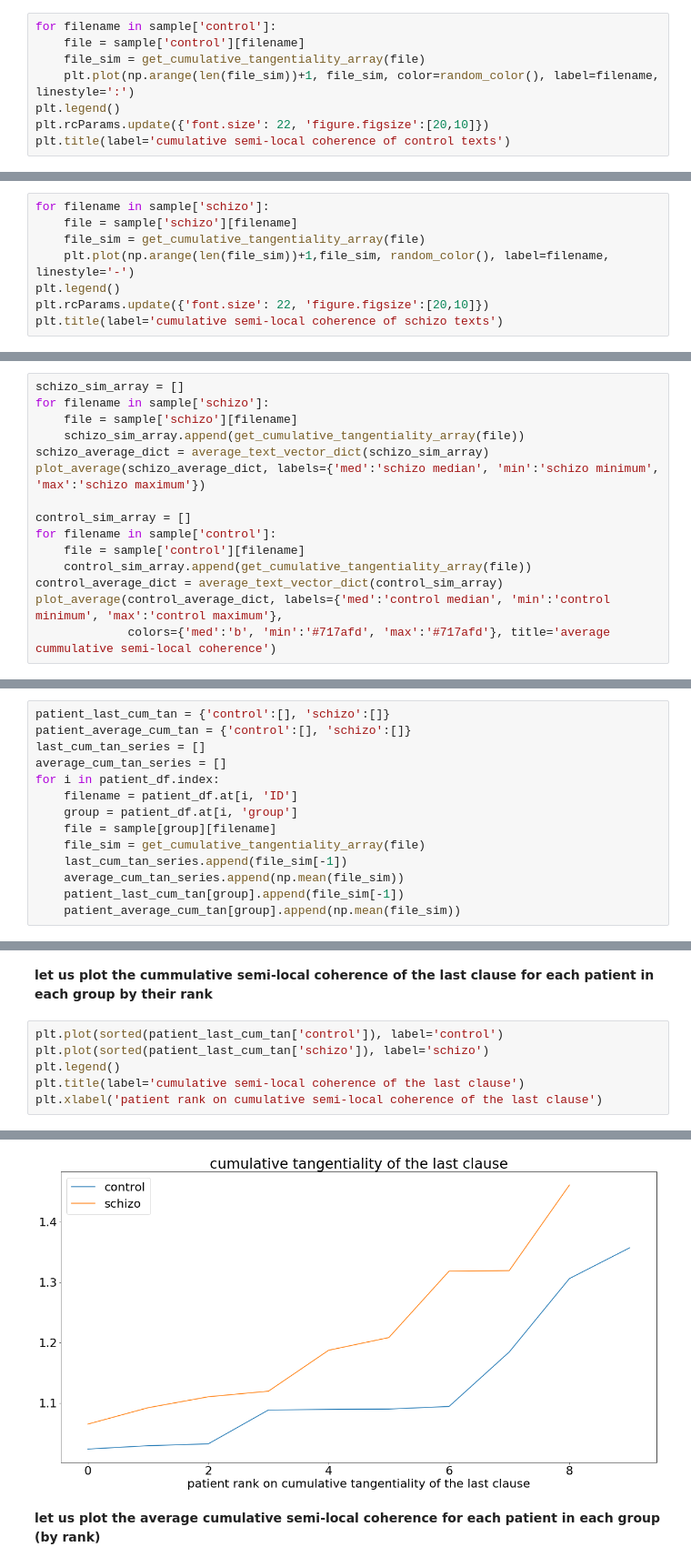
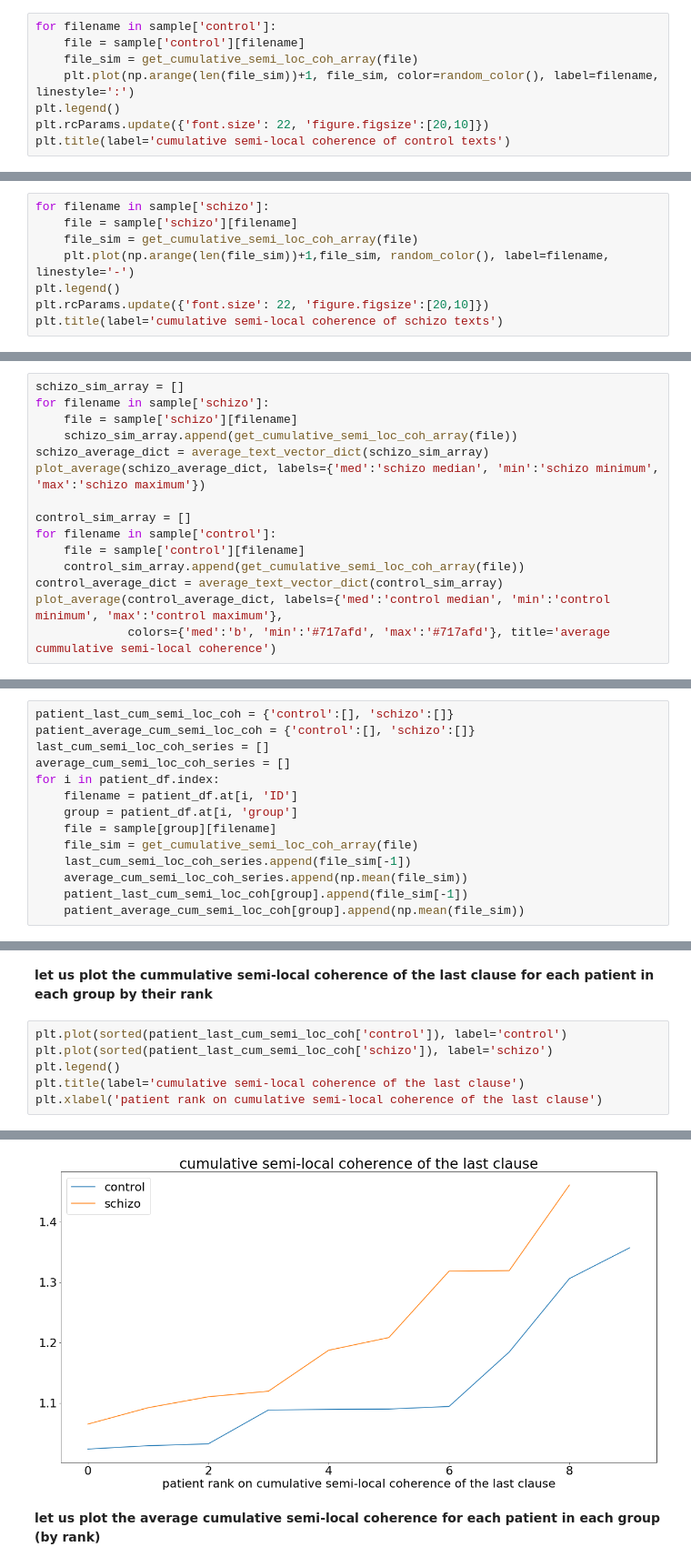
Before and after one commit to flying-bear/modeling_schizo, a Jupyter notebook: modeling_schizo.ipynb, the cells around one changed output, grey strips where cells are left out. Shown at 91% size. Saved outputs shown, nothing was run; the diff lists cells and outputs as text.

```diff
--- a/modeling_schizo.ipynb
+++ b/modeling_schizo.ipynb
@@ -580,7 +578,7 @@ now let us draw the real sample (control and schizo separately)
 # %%
 for filename in sample['control']:
     file = sample['control'][filename]
-    file_sim = get_cumulative_tangentiality_array(file)
+    file_sim = get_cumulative_semi_loc_coh_array(file)
     plt.plot(np.arange(len(file_sim))+1, file_sim, color=random_color(), label=filename, linestyle=':')
 plt.legend()
 plt.rcParams.update({'font.size': 22, 'figure.figsize':[20,10]})
@@ -591,7 +589,7 @@ Text(0.5, 1.0, 'cumulative tangentiality of control texts')
 # %%
 for filename in sample['schizo']:
     file = sample['schizo'][filename]
-    file_sim = get_cumulative_tangentiality_array(file)
+    file_sim = get_cumulative_semi_loc_coh_array(file)
     plt.plot(np.arange(len(file_sim))+1,file_sim, random_color(), label=filename, linestyle='-')
 plt.legend()
 plt.rcParams.update({'font.size': 22, 'figure.figsize':[20,10]})
@@ -646,14 +644,14 @@ __let us now average sample texts and plot them__
 schizo_sim_array = []
 for filename in sample['schizo']:
     file = sample['schizo'][filename]
-    schizo_sim_array.append(get_cumulative_tangentiality_array(file))
+    schizo_sim_array.append(get_cumulative_semi_loc_coh_array(file))
 schizo_average_dict = average_text_vector_dict(schizo_sim_array)
 plot_average(schizo_average_dict, labels={'med':'schizo median', 'min':'schizo minimum', 'max':'schizo maximum'})
 
 control_sim_array = []
 for filename in sample['control']:
     file = sample['control'][filename]
-    control_sim_array.append(get_cumulative_tangentiality_array(file))
+    control_sim_array.append(get_cumulative_semi_loc_coh_array(file))
 control_average_dict = average_text_vector_dict(control_sim_array)
 plot_average(control_average_dict, labels={'med':'control median', 'min':'control minimum', 'max':'control maximum'},
              colors={'med':'b', 'min':'#717afd', 'max':'#717afd'}, title='average cummulative semi-local coherence')
@@ -663,19 +661,19 @@ plot_average(control_average_dict, labels={'med':'control median', 'min':'contro
 __let us calculate how tangential the last clause is to the whole of the story__<br>
 __let us also calculate the average cumulative semi-local coherence of each story__
 # %%
-patient_last_cum_tan = {'control':[], 'schizo':[]}
-patient_average_cum_tan = {'control':[], 'schizo':[]}
-last_cum_tan_series = []
-average_cum_tan_series = []
+patient_last_cum_semi_loc_coh = {'control':[], 'schizo':[]}
+patient_average_cum_semi_loc_coh = {'control':[], 'schizo':[]}
+last_cum_semi_loc_coh_series = []
+average_cum_semi_loc_coh_series = []
 for i in patient_df.index:
     filename = patient_df.at[i, 'ID']
     group = patient_df.at[i, 'group']
     file = sample[group][filename]
-    file_sim = get_cumulative_tangentiality_array(file)
-    last_cum_tan_series.append(file_sim[-1])
-    average_cum_tan_series.append(np.mean(file_sim))
-    patient_last_cum_tan[group].append(file_sim[-1])
-    patient_average_cum_tan[group].append(np.mean(file_sim))
+    file_sim = get_cumulative_semi_loc_coh_array(file)
+    last_cum_semi_loc_coh_series.append(file_sim[-1])
+    average_cum_semi_loc_coh_series.append(np.mean(file_sim))
+    patient_last_cum_semi_loc_coh[group].append(file_sim[-1])
+    patient_average_cum_semi_loc_coh[group].append(np.mean(file_sim))
 # %% [markdown]
 __let us add the data to our dataframe__
 # %%
@@ -697,8 +695,8 @@ patient_df.to_csv(path_or_buf='df.csv', sep=',')
 # %% [markdown]
 __let us plot the cummulative semi-local coherence of the last clause for each patient in each group by their rank__
 # %%
-plt.plot(sorted(patient_last_cum_tan['control']), label='control')
-plt.plot(sorted(patient_last_cum_tan['schizo']), label='schizo')
+plt.plot(sorted(patient_last_cum_semi_loc_coh['control']), label='control')
+plt.plot(sorted(patient_last_cum_semi_loc_coh['schizo']), label='schizo')
 plt.legend()
 plt.title(label='cumulative semi-local coherence of the last clause')
 plt.xlabel('patient rank on cumulative semi-local coherence of the last clause')
@@ -707,4 +705,4 @@ Text(0.5, 0, 'patient rank on cumulative tangentiality of the last clause')
-[figure, old version]
+[figure, new version]
 # %% [markdown]
 __let us plot the average cumulative semi-local coherence for each patient in each group (by rank)__
 # %%
```
Also changed, not shown: parts of 37 cells of this notebook.
